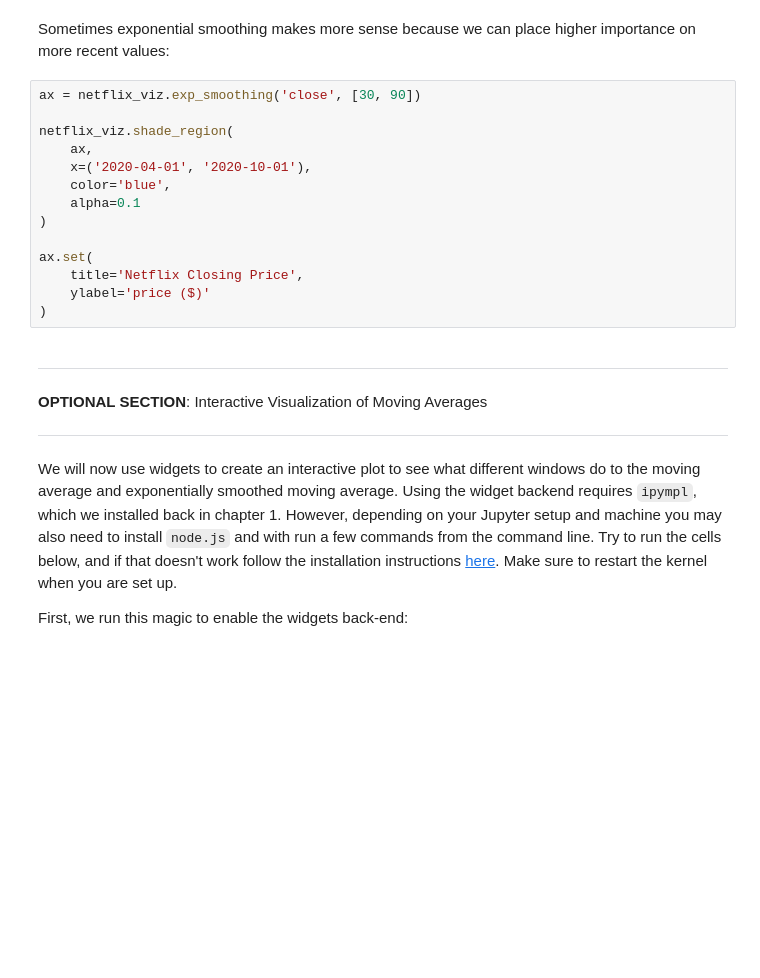
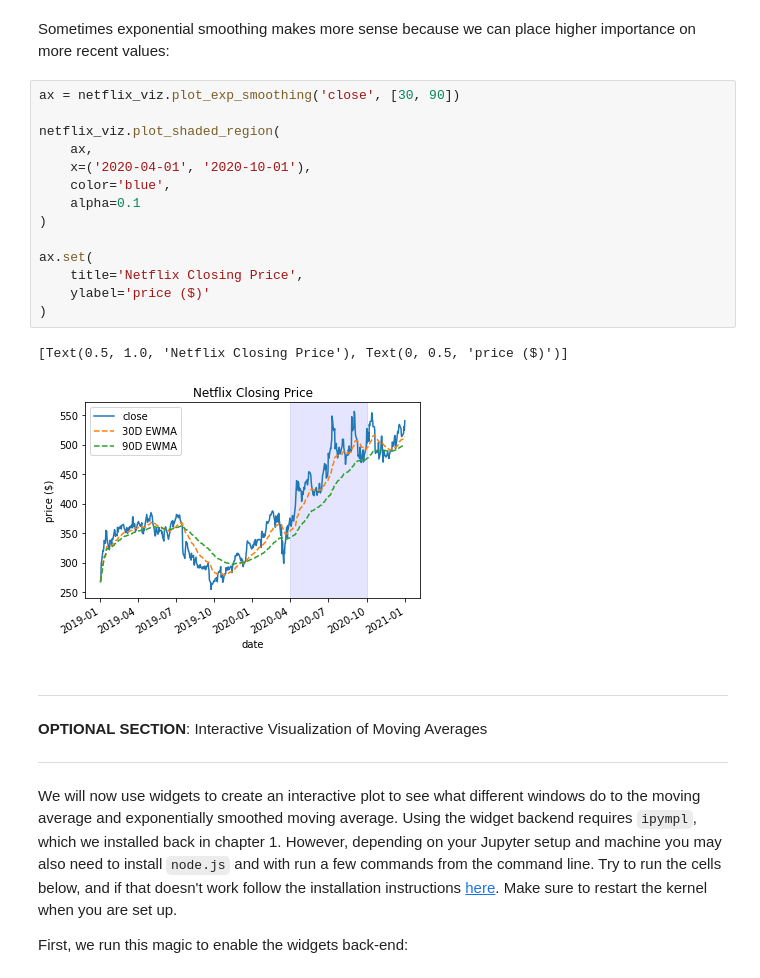
Before and after one commit to will-i-amv/stock-analysis, a Jupyter notebook: Tests.ipynb, the cells around one changed output. Cells and saved outputs as stored; diff of their text form; blank space fills up the shorter version.

```diff
--- a/Tests.ipynb
+++ b/Tests.ipynb
@@ -98,19 +111,22 @@ ax.set(
 # %% [markdown]
 Sometimes exponential smoothing makes more sense because we can place higher importance on more recent values:
 # %%
-ax = netflix_viz.exp_smoothing('close', [30, 90])
+ax = netflix_viz.plot_exp_smoothing('close', [30, 90])
 
-netflix_viz.shade_region(
+netflix_viz.plot_shaded_region(
     ax,
     x=('2020-04-01', '2020-10-01'),
     color='blue',
     alpha=0.1
 )
 
 ax.set(
     title='Netflix Closing Price',
     ylabel='price ($)'
 )
+# %% [output]
+[Text(0.5, 1.0, 'Netflix Closing Price'), Text(0, 0.5, 'price ($)')]
+[figure, added]
 # %% [markdown]
 ---
 
```
Also changed, not shown: parts of 36 cells of this notebook, 2 other files.
